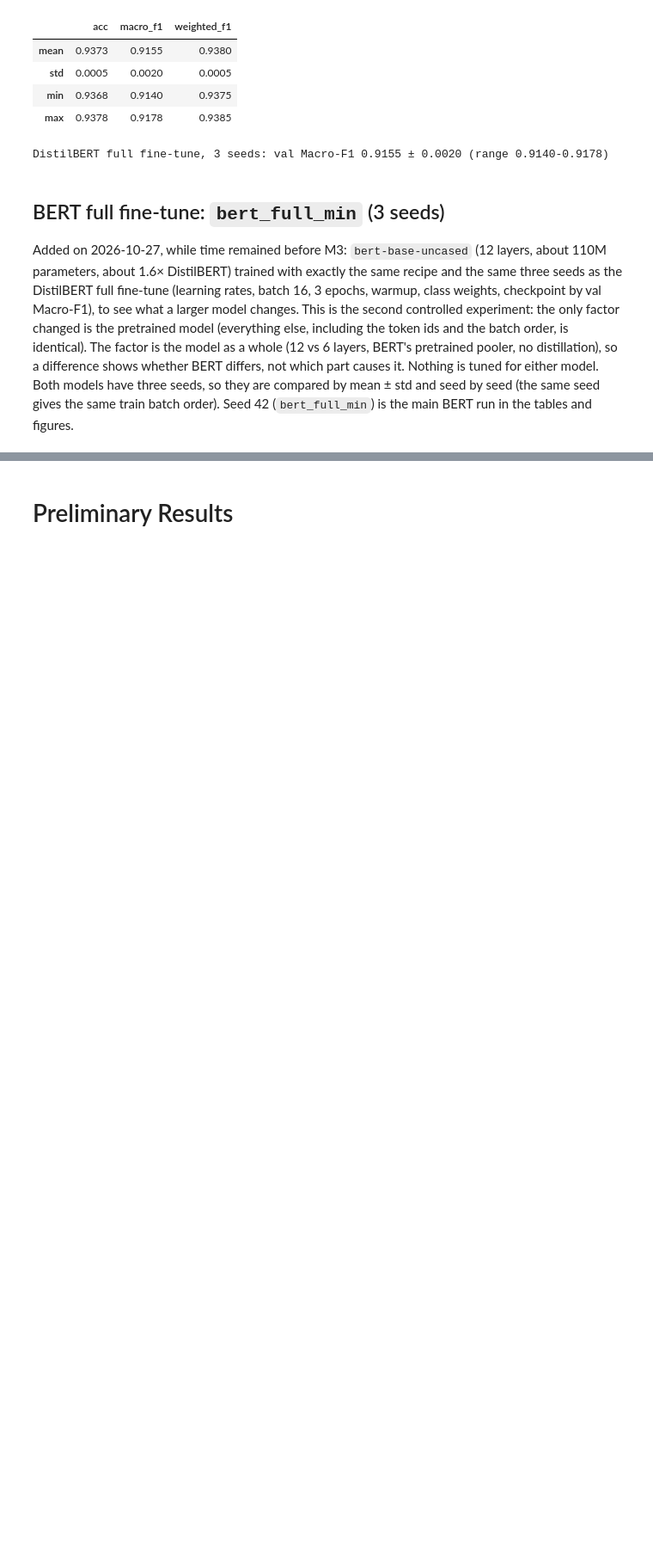
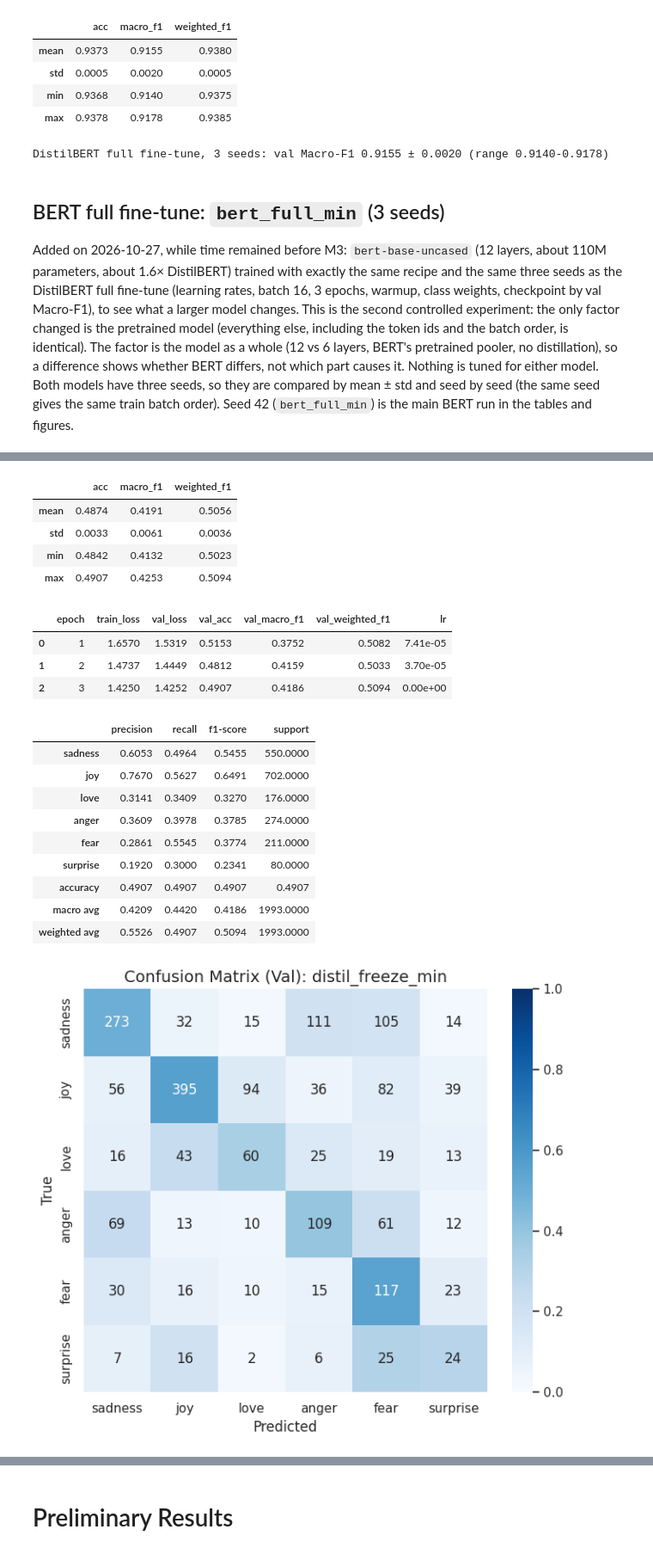
Before and after one commit to volethanhtrieu/DL_Assignment-02, a Jupyter notebook: notebooks/A2_emotion.ipynb, the cells around one changed output, grey strips where cells are left out. Shown at 86% size. Saved outputs shown, nothing was run; the diff lists cells and outputs as text; code cells hidden in the pictures; blank space fills up the shorter version.

```diff
--- a/notebooks/A2_emotion.ipynb
+++ b/notebooks/A2_emotion.ipynb
@@ -107,9 +107,22 @@ MIN_DF = 2
 MAX_DF = 0.9
 LOGREG_C = 1.0               # inverse regularisation strength of Logistic Regression
 
+# --- Controlled experiment: frozen backbone vs full fine-tune ---
+FREEZE_MAX_DROP = 0.02       # TODO group, before the freeze runs: largest mean drop in val Macro-F1 (full - frozen)
+                             # for which the frozen backbone still counts as "good enough"
+
+# --- Error analysis ---
+N_KEYWORDS = 20              # top LogReg unigrams per class of the selected baseline, used as "emotion words"
+N_EXAMPLES = 3               # error examples shown per error group
+
+# --- Compute cost ---
+N_TIMING_REPEATS = 5         # every inference timing is repeated and the median kept (single timings moved by 10-20%)
+N_LATENCY_TEXTS = 100        # val texts timed one at a time (batch size 1) for the latency on CPU and GPU
+EXPORT_CKPT_ZIP = True       # zip the selected model + selected baseline to checkpoints_final.zip on Drive, to share
+
 # --- Switches ---
 USE_CLASS_WEIGHTS = True     # decided on val by the baseline on/off runs: Macro-F1 0.8489 (on) vs 0.7527 (off)
-LOAD_CKPT = True             # True = reuse a saved checkpoint instead of retraining
+LOAD_CKPT = True             # True = reuse a saved checkpoint instead of retraining (needed for the test block)
 USE_WANDB = True
 WANDB_PROJECT = "goat-a2-emotion"
 
@@ -1814,0 +1848,29 @@ View run at https://wandb.ai/trieu-vo1301-ho-chi-minh-city-university-of-technol
+# %%
+# ============================================================
+# 22d) Controlled experiment: frozen backbone (3 seeds)
+# ============================================================
+display(Markdown("## 22d. Frozen Backbone: Seeds (Val)"))
+
+# The criterion is fixed before the runs, as for the class weights
+if FREEZE_MAX_DROP is None:
+    raise ValueError("Set FREEZE_MAX_DROP in the config cell (group decision) before running the freeze experiment")
+
+# Same function, seeds and batch order as the full fine-tune runs; the only change is freeze_backbone=True.
+# Seed 42 keeps the plain name and is the main frozen run in the tables and figures.
+freeze_seed_outs = {}
+for seed in SEEDS:
+    run_name = "distil_freeze_min" if seed == SEED else f"distil_freeze_min_s{seed}"
+    freeze_seed_outs[seed] = train_eval_transformer(run_name, freeze_backbone=True, seed=seed)
+freeze_out = freeze_seed_outs[SEED]
+
+freeze_seed_df, freeze_seed_summary = seed_table(freeze_seed_outs)
+display(freeze_seed_df.round(4))
+display(freeze_seed_summary.round(4))
+
+# Main frozen run (seed 42): history, per class, confusion matrix
+freeze_hist = freeze_out["history"]
+display(freeze_hist.round(4).assign(lr=freeze_hist["lr"].map(lambda x: f"{x:.2e}")))   # head LR at the end of each epoch
+display(per_class_table(y_val, freeze_out["val_pred"]))
+plot_confusion_matrix(y_val, freeze_out["val_pred"], "Confusion Matrix (Val): distil_freeze_min",
+                      save_name="a2_cm_val_distil_freeze_min.png")
+# %% [output]
@@ -1814,0 +1889,20 @@ View run at https://wandb.ai/trieu-vo1301-ho-chi-minh-city-university-of-technol
+|  | acc | macro_f1 | weighted_f1 |
+| mean | 0.4874 | 0.4191 | 0.5056 |
+| std | 0.0033 | 0.0061 | 0.0036 |
+| min | 0.4842 | 0.4132 | 0.5023 |
+| max | 0.4907 | 0.4253 | 0.5094 |
+|  | epoch | train_loss | val_loss | val_acc | val_macro_f1 | val_weighted_f1 | lr |
+| 0 | 1 | 1.6570 | 1.5319 | 0.5153 | 0.3752 | 0.5082 | 7.41e-05 |
+| 1 | 2 | 1.4737 | 1.4449 | 0.4812 | 0.4159 | 0.5033 | 3.70e-05 |
+| 2 | 3 | 1.4250 | 1.4252 | 0.4907 | 0.4186 | 0.5094 | 0.00e+00 |
+|  | precision | recall | f1-score | support |
+| sadness | 0.6053 | 0.4964 | 0.5455 | 550.0000 |
+| joy | 0.7670 | 0.5627 | 0.6491 | 702.0000 |
+| love | 0.3141 | 0.3409 | 0.3270 | 176.0000 |
+| anger | 0.3609 | 0.3978 | 0.3785 | 274.0000 |
+| fear | 0.2861 | 0.5545 | 0.3774 | 211.0000 |
+| surprise | 0.1920 | 0.3000 | 0.2341 | 80.0000 |
+| accuracy | 0.4907 | 0.4907 | 0.4907 | 0.4907 |
+| macro avg | 0.4209 | 0.4420 | 0.4186 | 1993.0000 |
+| weighted avg | 0.5526 | 0.4907 | 0.5094 | 1993.0000 |
+[figure, added]
```
Also changed, not shown: parts of 45 cells of this notebook.
